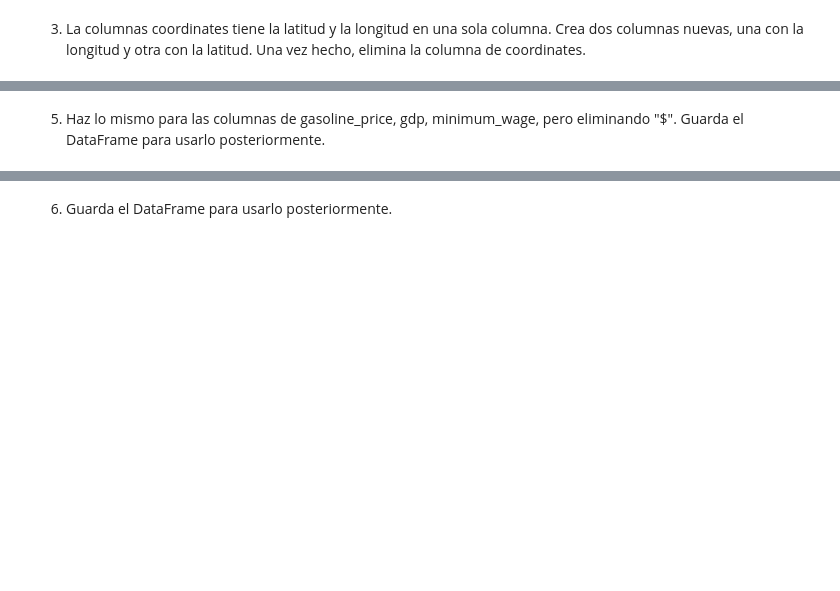
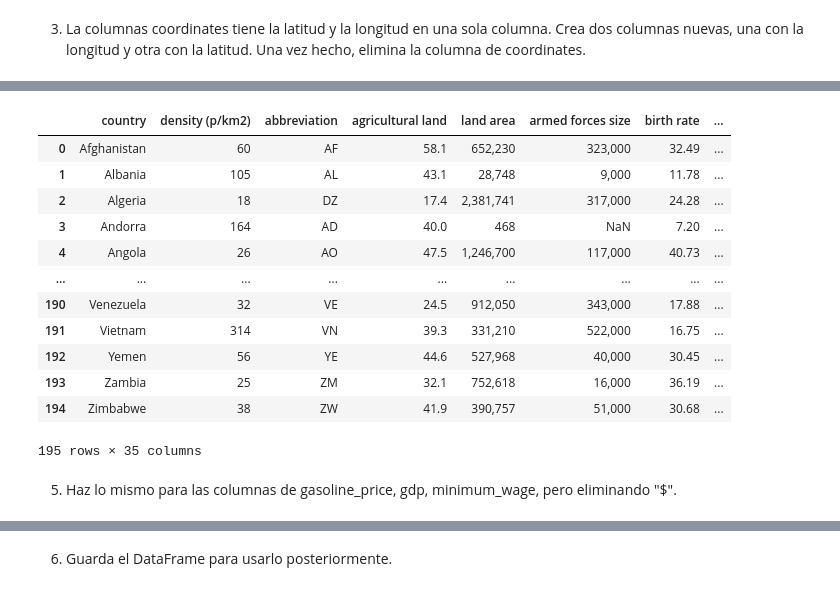
Before and after one commit to ana-nobre/Pair-Numpy-Pandas, a Jupyter notebook: Pair_Unión_Limpieza_Datos.ipynb, the cells around one changed output, grey strips where cells are left out. Saved outputs shown, nothing was run; the diff lists cells and outputs as text; code cells hidden in the pictures; blank space fills up the shorter version.

```diff
--- a/Pair_Unión_Limpieza_Datos.ipynb
+++ b/Pair_Unión_Limpieza_Datos.ipynb
@@ -147,0 +179,4 @@ Crea dos columnas nuevas, una con la longitud y otra con la latitud. Una vez hec
+# %%
+# Remove parênteses, aspas simples e espaços extras
+unidos['latitude'] = unidos['latitude'].str.replace("['()]", '', regex=True)
+unidos['longitude'] = unidos['longitude'].str.replace("['()]", '', regex=True)
@@ -147,0 +189,24 @@ Crea dos columnas nuevas, una con la longitud y otra con la latitud. Una vez hec
+# %%
+cols = [
+    'unemployment rate', 'total tax rate', 'tax revenue',
+    'population: labor force participation', 'out of pocket health expenditure',
+    'gross tertiary education enrollment', 'gross primary education enrollment',
+    'forested area', 'cpi change', 'agricultural land'
+]
+unidos[cols] = unidos[cols].replace('%', '', regex=True).apply(pd.to_numeric)
+# %%
+unidos
+# %% [output]
+|  | country | density (p/km2) | abbreviation | agricultural land | land area | armed forces size | birth rate | ... |
+| 0 | Afghanistan | 60 | AF | 58.1 | 652,230 | 323,000 | 32.49 | ... |
+| 1 | Albania | 105 | AL | 43.1 | 28,748 | 9,000 | 11.78 | ... |
+| 2 | Algeria | 18 | DZ | 17.4 | 2,381,741 | 317,000 | 24.28 | ... |
+| 3 | Andorra | 164 | AD | 40.0 | 468 | NaN | 7.20 | ... |
+| 4 | Angola | 26 | AO | 47.5 | 1,246,700 | 117,000 | 40.73 | ... |
+| ... | ... | ... | ... | ... | ... | ... | ... | ... |
+| 190 | Venezuela | 32 | VE | 24.5 | 912,050 | 343,000 | 17.88 | ... |
+| 191 | Vietnam | 314 | VN | 39.3 | 331,210 | 522,000 | 16.75 | ... |
+| 192 | Yemen | 56 | YE | 44.6 | 527,968 | 40,000 | 30.45 | ... |
+| 193 | Zambia | 25 | ZM | 32.1 | 752,618 | 16,000 | 36.19 | ... |
+| 194 | Zimbabwe | 38 | ZW | 41.9 | 390,757 | 51,000 | 30.68 | ... |
+195 rows × 35 columns
@@ -148,3 +225,2 @@ Crea dos columnas nuevas, una con la longitud y otra con la latitud. Una vez hec
 # %% [markdown]
 5. Haz lo mismo para las columnas de gasoline_price, gdp, minimum_wage, pero eliminando "$".
-Guarda el DataFrame para usarlo posteriormente.
```
Also changed, not shown: parts of 42 cells of this notebook.
